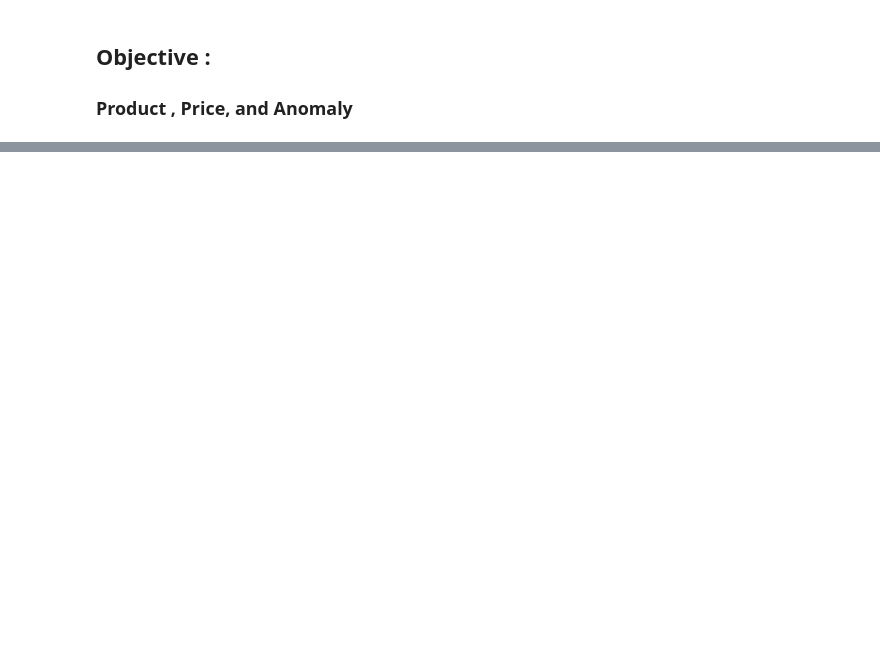
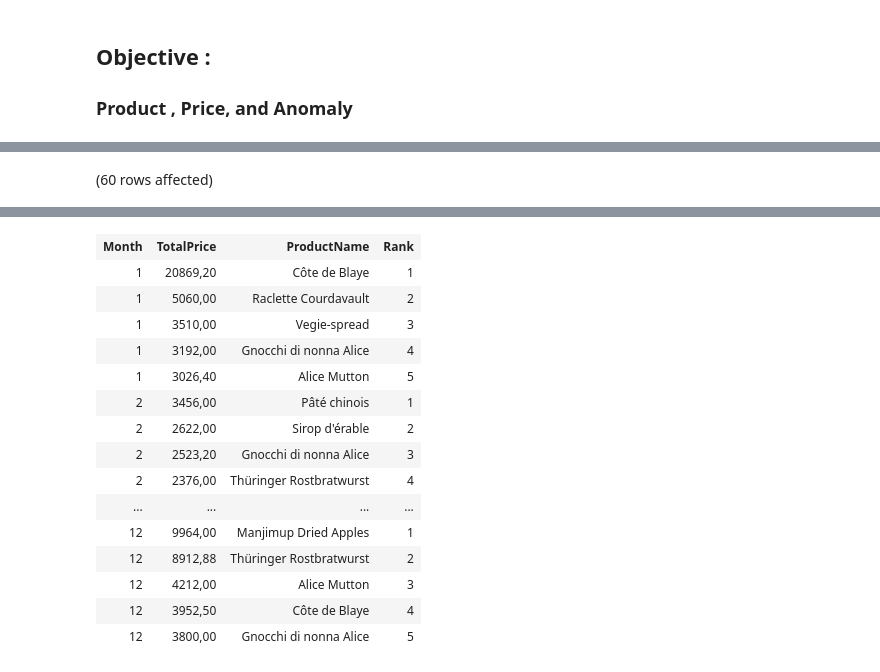
Before and after one commit to abilcode/dsls, a Jupyter notebook: de_minicase/Transform - Case Study.ipynb, the cells around one changed output, grey strips where cells are left out. Saved outputs shown, nothing was run; the diff lists cells and outputs as text; code cells hidden in the pictures; blank space fills up the shorter version.

```diff
--- a/de_minicase/Transform - Case Study.ipynb
+++ b/de_minicase/Transform - Case Study.ipynb
@@ -62,0 +69,19 @@ Total execution time: 00:00:00.079
+# %%
+
+WITH cte AS (
+    SELECT MONTH(Orders.OrderDate) AS Month,SUM([Order Details].UnitPrice * [Order Details].Quantity ) AS TotalPrice, Products.ProductName,
+    ROW_NUMBER() OVER(PARTITION BY MONTH(Orders.OrderDate) ORDER BY SUM([Order Details].UnitPrice * [Order Details].Quantity )DESC) AS Rank
+    FROM [Order Details]
+    JOIN Orders
+        ON [Order Details].OrderID = Orders.OrderID
+    JOIN Products
+        ON [Order Details].ProductID = Products.ProductID
+    WHERE YEAR(Orders.OrderDate) = 1997
+    GROUP BY Products.ProductName, MONTH(Orders.OrderDate)
+
+)
+SELECT *
+FROM cte
+WHERE Rank <= 5
+# %% [output]
+(60 rows affected)
@@ -62,0 +89,16 @@ Total execution time: 00:00:00.079
+| Month | TotalPrice | ProductName | Rank |
+| 1 | 20869,20 | Côte de Blaye | 1 |
+| 1 | 5060,00 | Raclette Courdavault | 2 |
+| 1 | 3510,00 | Vegie-spread | 3 |
+| 1 | 3192,00 | Gnocchi di nonna Alice | 4 |
+| 1 | 3026,40 | Alice Mutton | 5 |
+| 2 | 3456,00 | Pâté chinois | 1 |
+| 2 | 2622,00 | Sirop d'érable | 2 |
+| 2 | 2523,20 | Gnocchi di nonna Alice | 3 |
+| 2 | 2376,00 | Thüringer Rostbratwurst | 4 |
+| ... | ... | ... | ... |
+| 12 | 9964,00 | Manjimup Dried Apples | 1 |
+| 12 | 8912,88 | Thüringer Rostbratwurst | 2 |
+| 12 | 4212,00 | Alice Mutton | 3 |
+| 12 | 3952,50 | Côte de Blaye | 4 |
+| 12 | 3800,00 | Gnocchi di nonna Alice | 5 |
```
Also changed, not shown: parts of 5 cells of this notebook, 18 other files.
